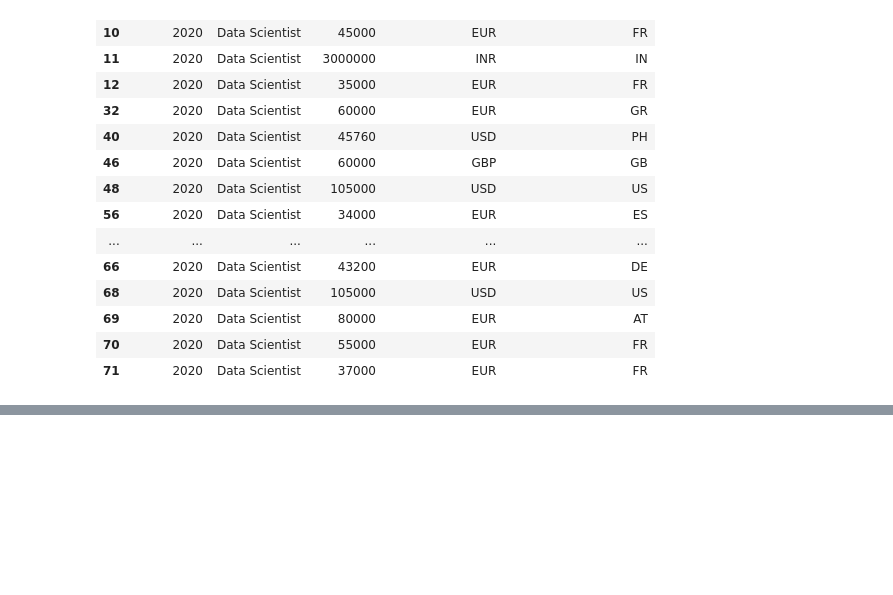
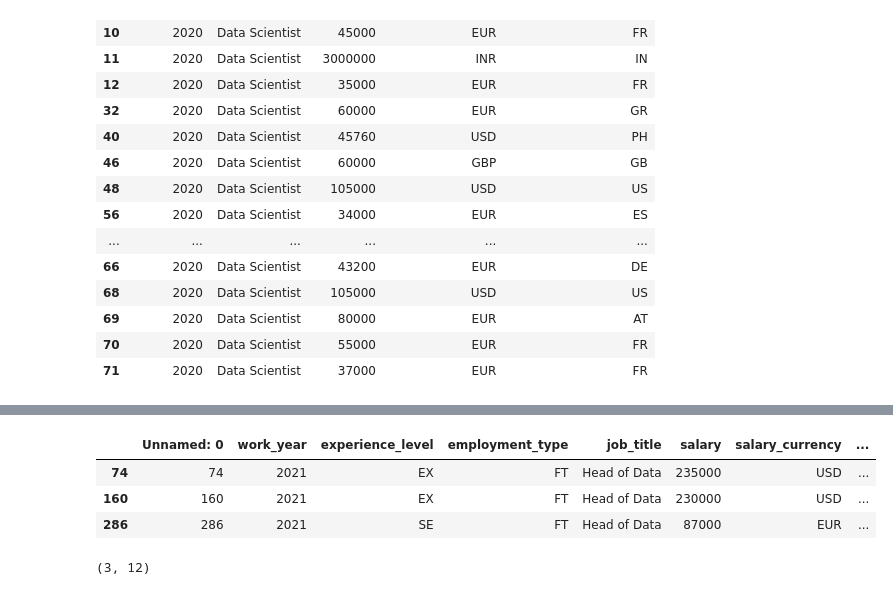
Before and after one commit to iamchapita/Inteligencia-Artificial, a Jupyter notebook: Unidad I/Ejercicios/001/Untitled.ipynb, the cells around one changed output, grey strips where cells are left out. Saved outputs shown, nothing was run; the diff lists cells and outputs as text; code cells hidden in the pictures; blank space fills up the shorter version.

```diff
--- a/Unidad I/Ejercicios/001/Untitled.ipynb
+++ b/Unidad I/Ejercicios/001/Untitled.ipynb
@@ -109,0 +129,13 @@ data.loc[(data['job_title'] == 'Data Scientist') & (data['work_year'] == 2020),
+# %%
+var = data.loc[ (data['work_year'] == 2021 ) & (data['job_title'] == 'Head of Data' ), :]
+# %%
+var
+# %% [output]
+|  | Unnamed: 0 | work_year | experience_level | employment_type | job_title | salary | salary_currency | ... |
+| 74 | 74 | 2021 | EX | FT | Head of Data | 235000 | USD | ... |
+| 160 | 160 | 2021 | EX | FT | Head of Data | 230000 | USD | ... |
+| 286 | 286 | 2021 | SE | FT | Head of Data | 87000 | EUR | ... |
+# %%
+var.shape
+# %% [output]
+(3, 12)
```
Also changed, not shown: parts of 28 cells of this notebook, 1 other file.
